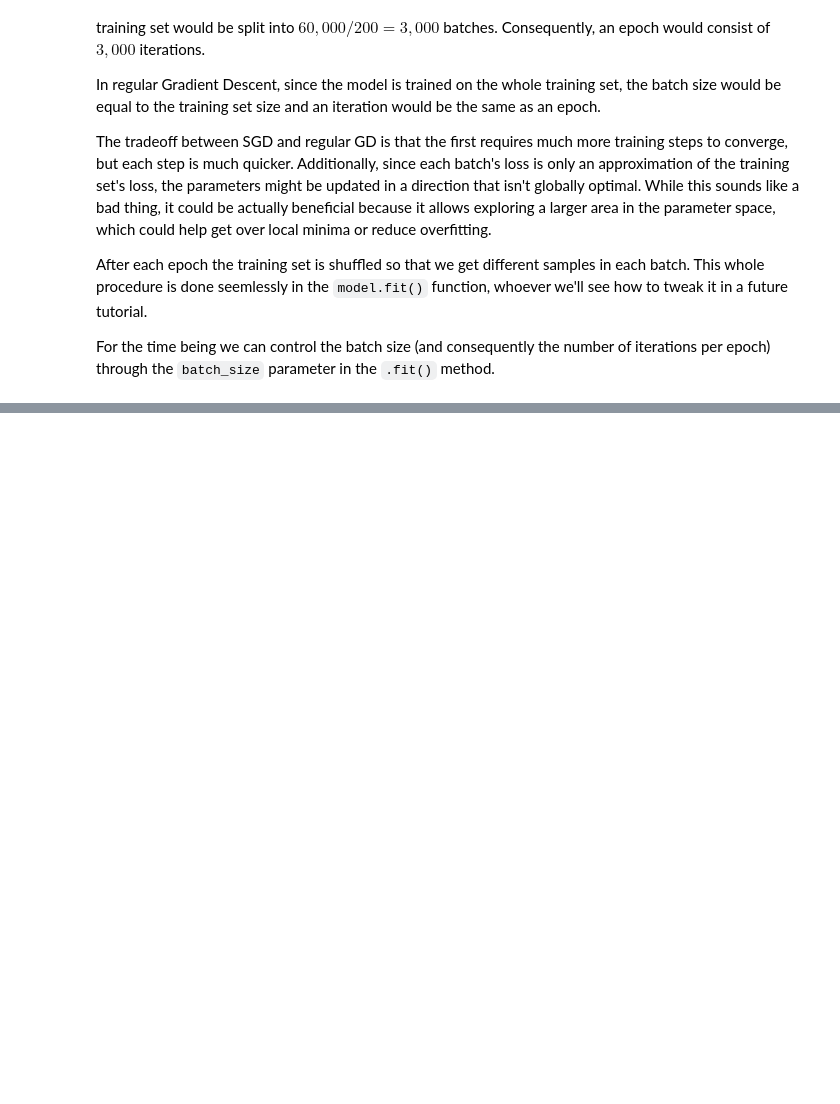
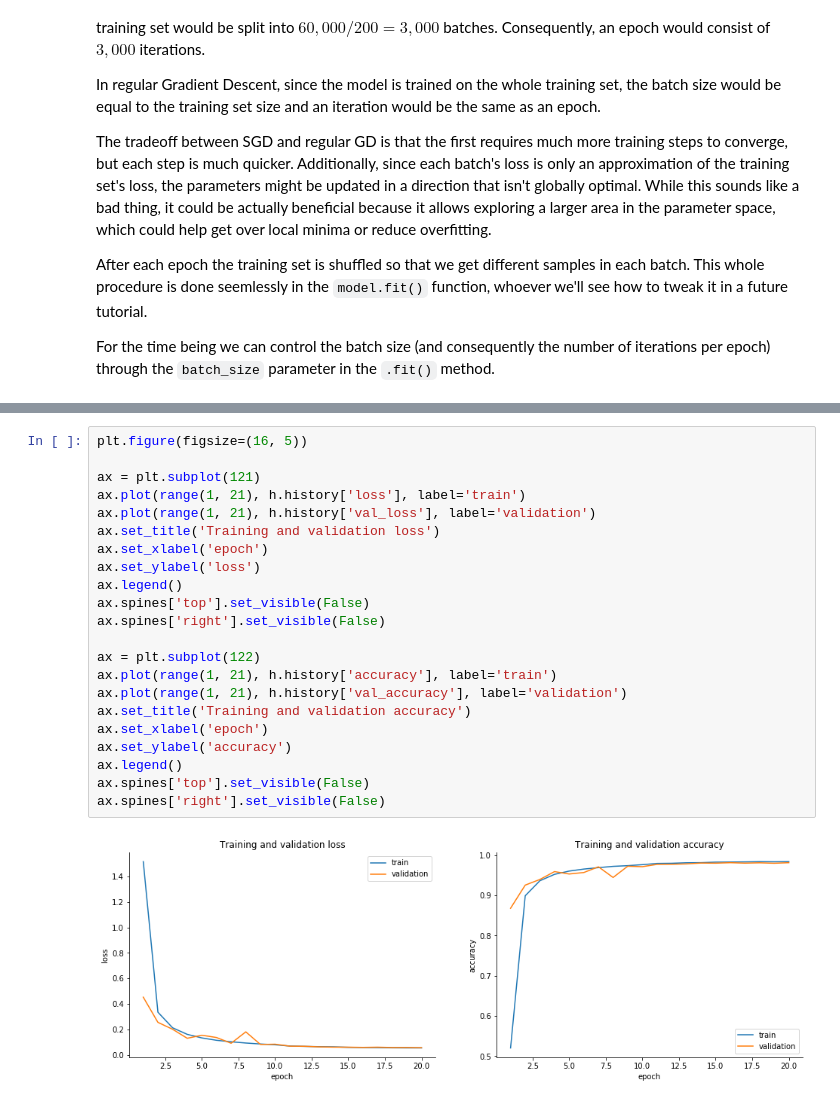
Before and after one commit to djib2011/tensorflow-dl-tutorial, a Jupyter notebook: 05_convolutional_neural_networks.ipynb, the cells around one changed output, grey strips where cells are left out. Drawn from its saved outputs; the diff is of its cells as text; blank space fills up the shorter version.

```diff
--- a/05_convolutional_neural_networks.ipynb
+++ b/05_convolutional_neural_networks.ipynb
@@ -248,0 +657,24 @@ A convolutional layer performs a 2D convolution operation on the input. We won't
+# %%
+plt.figure(figsize=(16, 5))
+
+ax = plt.subplot(121)
+ax.plot(range(1, 21), h.history['loss'], label='train')
+ax.plot(range(1, 21), h.history['val_loss'], label='validation')
+ax.set_title('Training and validation loss')
+ax.set_xlabel('epoch')
+ax.set_ylabel('loss')
+ax.legend()
+ax.spines['top'].set_visible(False)
+ax.spines['right'].set_visible(False)
+
+ax = plt.subplot(122)
+ax.plot(range(1, 21), h.history['accuracy'], label='train')
+ax.plot(range(1, 21), h.history['val_accuracy'], label='validation')
+ax.set_title('Training and validation accuracy')
+ax.set_xlabel('epoch')
+ax.set_ylabel('accuracy')
+ax.legend()
+ax.spines['top'].set_visible(False)
+ax.spines['right'].set_visible(False)
+# %% [output]
+[figure, added]
```
Also changed, not shown: parts of 36 cells of this notebook.
